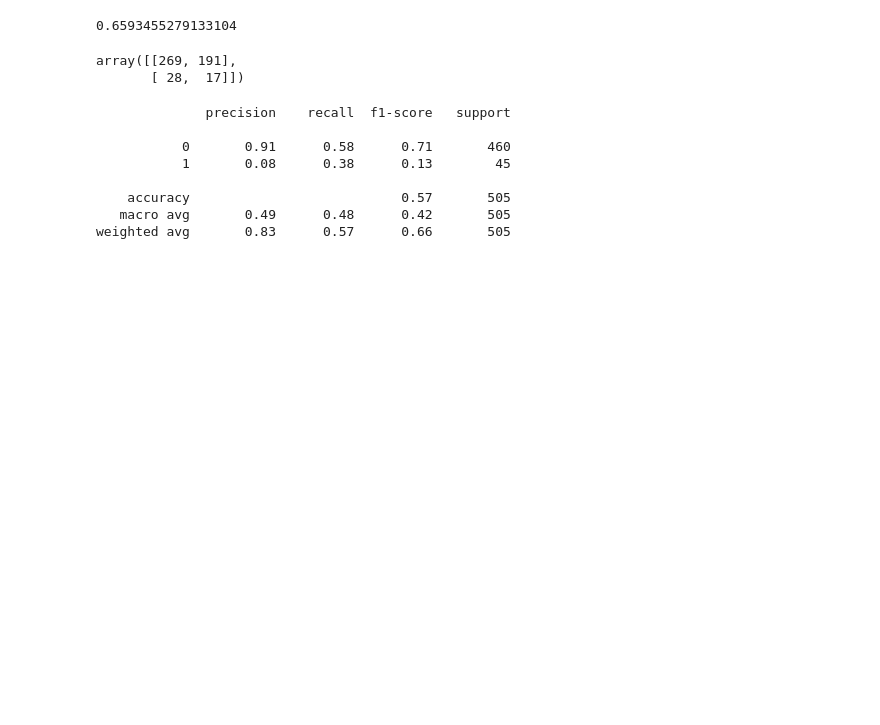
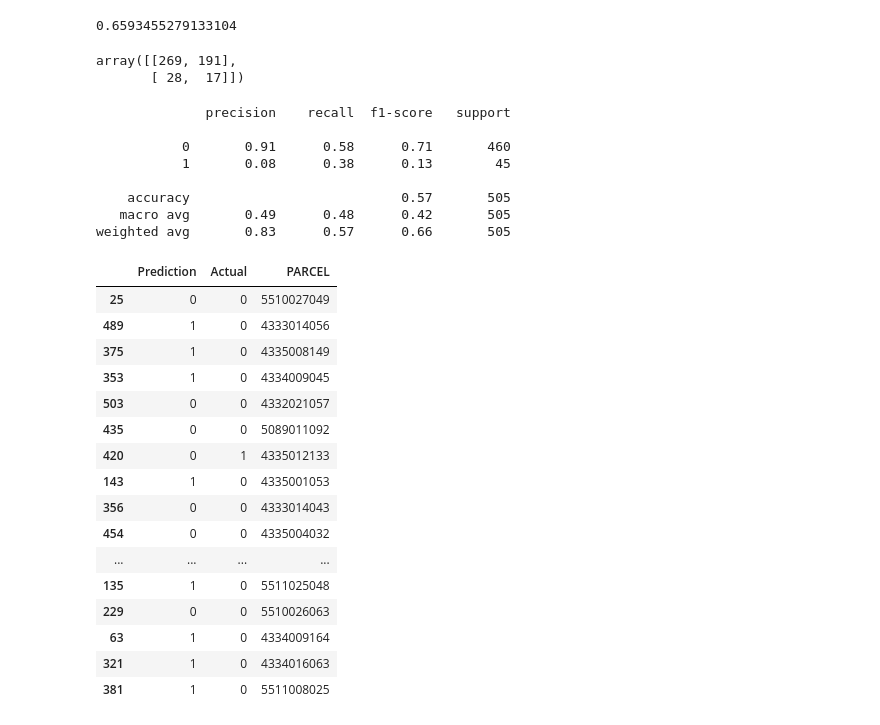
Before and after one commit to mhorstman/Final_Project_Team_1, a Jupyter notebook: Beverly_Grove_Supervised_Learning.ipynb, the cells around one changed output. Cells and saved outputs as stored; diff of their text form; code cells hidden in the pictures; blank space fills up the shorter version.

```diff
--- a/Beverly_Grove_Supervised_Learning.ipynb
+++ b/Beverly_Grove_Supervised_Learning.ipynb
@@ -1714,7 +1715,7 @@ Beverly_Grove_Results_SFRs_df.to_csv('Beverly_Grove_Results_SFRs.csv')
 # %%
 # bring in our dataframe
 
-Beverly_Grove_df = pd.read_csv('Beverly_Grove_Cleaned.csv', index_col='PARCEL')
+Beverly_Grove_df = pd.read_csv(path, index_col='PARCEL')
 Beverly_Grove_df.head()
 # %% [output]
 |  | Owned by Trust? | Owned by Business? | SITEADDRESS | MAIL DIFFERENT FROM SITE? | MAIL OUTSIDE CA? | TITLECO1 | ... |
@@ -1844,3 +1845,24 @@ print(classification_report(y_test, y_pred))
     accuracy                           0.57       505
    macro avg       0.49      0.48      0.42       505
 weighted avg       0.83      0.57      0.66       505
+# %%
+results = pd.DataFrame({"Prediction": y_pred, "Actual": y_test, "PARCEL": y_test.index.values}).reset_index(drop=True)
+results.sample(20)
+# %% [output]
+|  | Prediction | Actual | PARCEL |
+| 25 | 0 | 0 | 5510027049 |
+| 489 | 1 | 0 | 4333014056 |
+| 375 | 1 | 0 | 4335008149 |
+| 353 | 1 | 0 | 4334009045 |
+| 503 | 0 | 0 | 4332021057 |
+| 435 | 0 | 0 | 5089011092 |
+| 420 | 0 | 1 | 4335012133 |
+| 143 | 1 | 0 | 4335001053 |
+| 356 | 0 | 0 | 4333014043 |
+| 454 | 0 | 0 | 4335004032 |
+| ... | ... | ... | ... |
+| 135 | 1 | 0 | 5511025048 |
+| 229 | 0 | 0 | 5510026063 |
+| 63 | 1 | 0 | 4334009164 |
+| 321 | 1 | 0 | 4334016063 |
+| 381 | 1 | 0 | 5511008025 |
```
Also changed, not shown: parts of 29 cells of this notebook, 2 other files.
